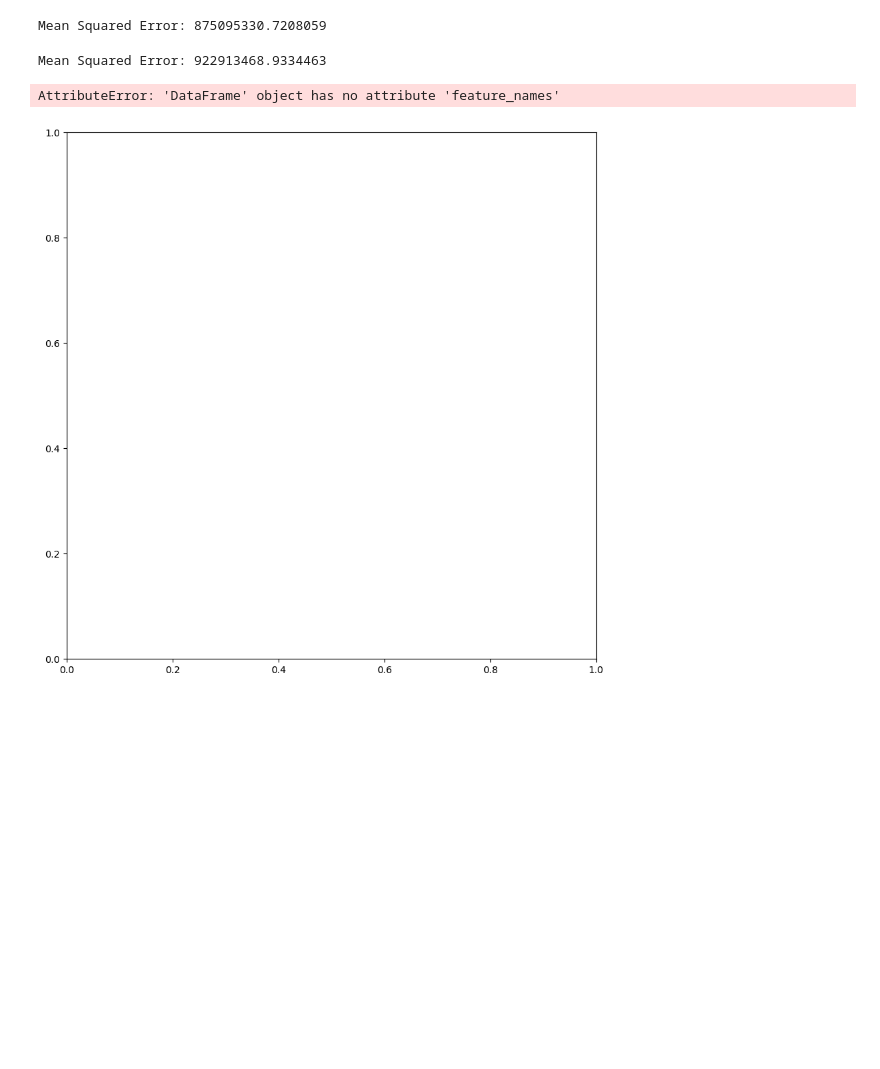
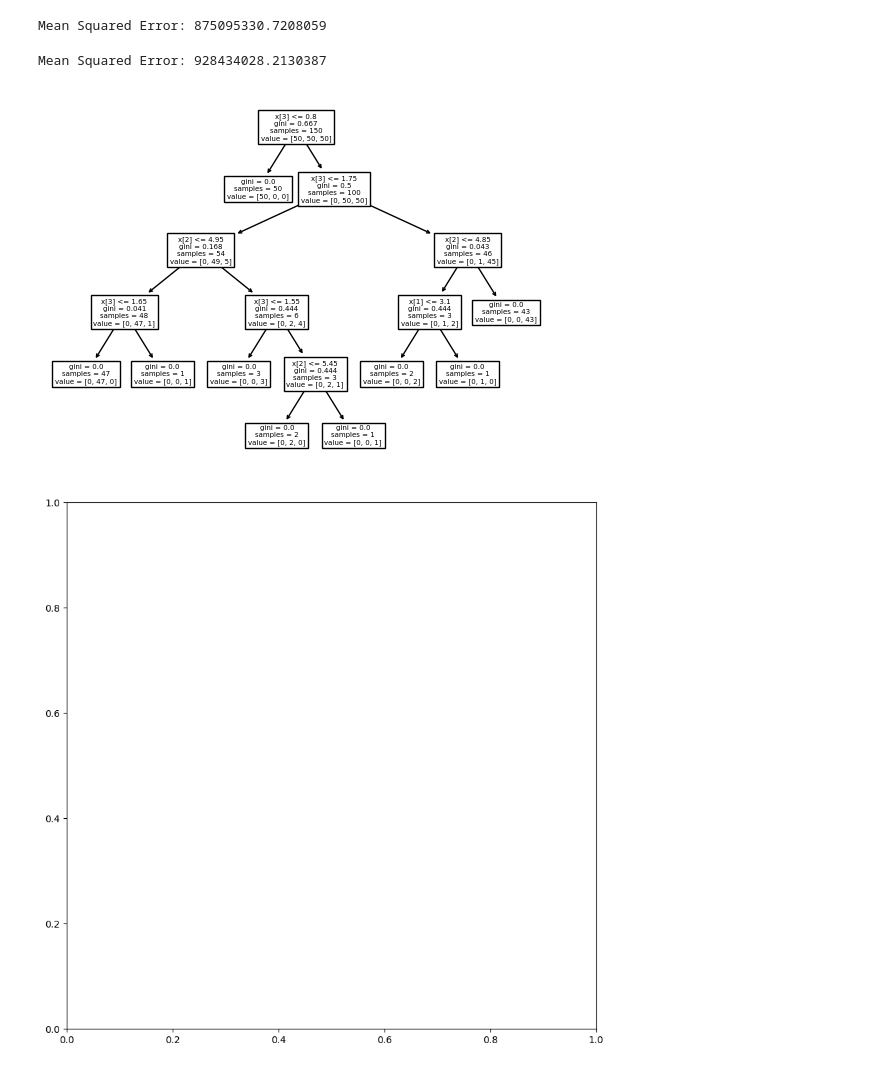
Before and after one commit to tsbarry/The_Job_Market, a Jupyter notebook: code/decisiontree.ipynb, the cells around one changed output. Saved outputs shown, nothing was run; the diff lists cells and outputs as text; code cells hidden in the pictures; blank space fills up the shorter version.

Commit message:
DecisionTree

```diff
--- a/code/decisiontree.ipynb
+++ b/code/decisiontree.ipynb
@@ -127,6 +127,7 @@ from sklearn.impute import SimpleImputer
 from sklearn.preprocessing import StandardScaler, OneHotEncoder
 from sklearn.compose import ColumnTransformer
 from sklearn.pipeline import Pipeline
+from sklearn.datasets import load_iris
 from sklearn import tree
 import pandas as pd
 import matplotlib.pyplot as plt
@@ -160,38 +161,37 @@ categorical_transformer = Pipeline(steps=[
 preprocessor = ColumnTransformer(transformers=[
     ('num', numerical_transformer, numerical_features),
     ('cat', categorical_transformer, categorical_features)
 ])
 
 # Split the data into training and testing sets
 X_train, X_test, y_train, y_test = train_test_split(X, y, test_size=0.2, random_state=42)
 
 # Create the decision tree regressor with the preprocessor
 model = Pipeline(steps=[
     ('preprocessor', preprocessor),
     ('regressor', DecisionTreeRegressor())
 ])
 
 # Fit the model to the training data
 model.fit(X_train, y_train)
 
 # Make predictions on the test set
 y_pred = model.predict(X_test)
 
 # Evaluate the model
 mse = mean_squared_error(y_test, y_pred)
 print("Mean Squared Error:", mse)
 
-# Create a decision tree classifier
-#clf = DecisionTreeClassifier()
-#clf.fit(x, y)
+clf = tree.DecisionTreeClassifier(random_state=0)
+iris = load_iris()
+clf = clf.fit(iris.data, iris.target)
+tree.plot_tree(clf)
 
 # Plot the decision tree
 fig, ax = plt.subplots(figsize=(10, 10))
-tree.plot_tree(model, feature_names=data.feature_names, class_names=data.target_names, filled=True, ax=ax)
-
 # Show the plot
 plt.show()
 # %% [output]
-Mean Squared Error: 922913468.9334463
+Mean Squared Error: 928434028.2130387
-AttributeError: 'DataFrame' object has no attribute 'feature_names'
-[figure, old version]
+[figure, new version]
+[figure, added]
```
